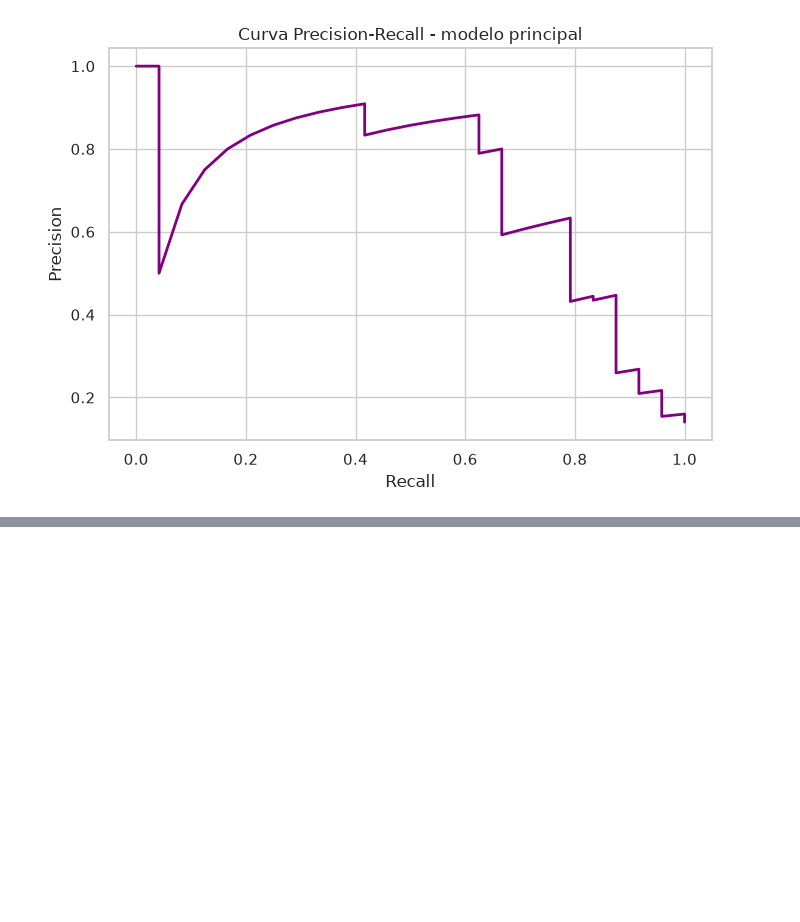
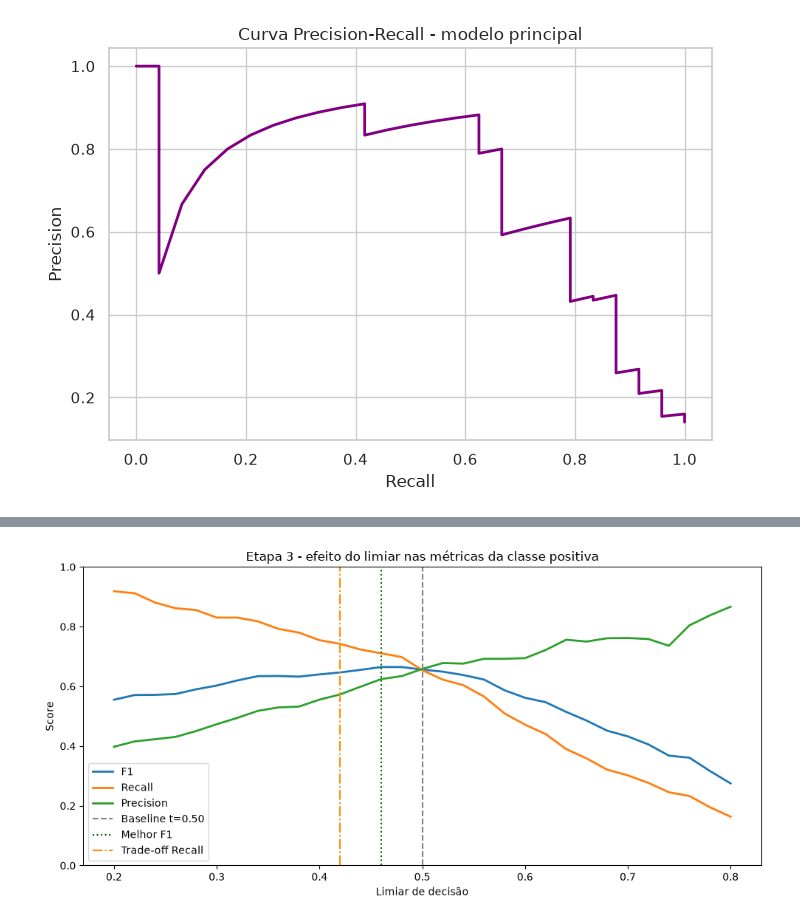
Before and after one commit to Milhousepaulojean/PosTech--DataAnalytics, a Jupyter notebook: Fase 2/TechChallenge/notebooks/02_modelo_e_validacao.ipynb, the cells around one changed output, grey strips where cells are left out. Drawn from its saved outputs; the diff is of its cells as text; code cells hidden in the pictures; blank space fills up the shorter version.

```diff
--- a/Fase 2/TechChallenge/notebooks/02_modelo_e_validacao.ipynb
+++ b/Fase 2/TechChallenge/notebooks/02_modelo_e_validacao.ipynb
@@ -232,0 +295,79 @@ A decisão final não deve ser baseada apenas na validação interna. Quando ava
+# %%
+import json
+from pathlib import Path
+
+import matplotlib.pyplot as plt
+import pandas as pd
+
+threshold_path = Path("../results/threshold_cv_experiment.json")
+with threshold_path.open("r", encoding="utf-8") as fh:
+    threshold_cv = json.load(fh)
+
+baseline = threshold_cv["baseline_threshold_0_50"]
+best_f1 = threshold_cv["best_threshold_by_f1"]
+tradeoff = threshold_cv["high_recall_tradeoff"]
+
+summary_rows = [
+    {
+        "cenario": "baseline_t0_50",
+        "threshold": baseline["threshold"],
+        "f1": baseline["f1"],
+        "recall": baseline["recall"],
+        "precision": baseline["precision"],
+    },
+    {
+        "cenario": "melhor_f1",
+        "threshold": best_f1["threshold"],
+        "f1": best_f1["f1"],
+        "recall": best_f1["recall"],
+        "precision": best_f1["precision"],
+    },
+]
+
+if tradeoff is not None:
+    summary_rows.append(
+        {
+            "cenario": "tradeoff_recall",
+            "threshold": tradeoff["threshold"],
+            "f1": tradeoff["f1"],
+            "recall": tradeoff["recall"],
+            "precision": tradeoff["precision"],
+        }
+    )
+
+summary_df = pd.DataFrame(summary_rows)
+print("Etapa 3 - resumo dos limiares candidatos (CV):")
+display(
+    summary_df.style.format(
+        {
+            "threshold": "{:.2f}",
+            "f1": "{:.4f}",
+            "recall": "{:.4f}",
+            "precision": "{:.4f}",
+        }
+    )
+)
+
+metrics_df = pd.DataFrame(threshold_cv["threshold_metrics"])
+
+plt.figure(figsize=(10, 5))
+plt.plot(metrics_df["threshold"], metrics_df["f1"], label="F1", linewidth=2)
+plt.plot(metrics_df["threshold"], metrics_df["recall"], label="Recall", linewidth=2)
+plt.plot(metrics_df["threshold"], metrics_df["precision"], label="Precision", linewidth=2)
+plt.axvline(baseline["threshold"], color="gray", linestyle="--", label="Baseline t=0.50")
+plt.axvline(best_f1["threshold"], color="darkgreen", linestyle=":", label="Melhor F1")
+if tradeoff is not None:
+    plt.axvline(tradeoff["threshold"], color="darkorange", linestyle="-.", label="Trade-off Recall")
+plt.title("Etapa 3 - efeito do limiar nas métricas da classe positiva")
+plt.xlabel("Limiar de decisão")
+plt.ylabel("Score")
+plt.ylim(0, 1)
+plt.legend()
+plt.tight_layout()
+plt.show()
+
+print(
+    f"ROC-AUC (OOF): {threshold_cv['global_probability_metrics']['roc_auc']:.4f} | "
+    f"AP (OOF): {threshold_cv['global_probability_metrics']['average_precision']:.4f}"
+)
+# %% [output]
@@ -232,0 +379 @@ A decisão final não deve ser baseada apenas na validação interna. Quando ava
+[figure, added]
```
Also changed, not shown: parts of 6 cells of this notebook, 11 other files.
